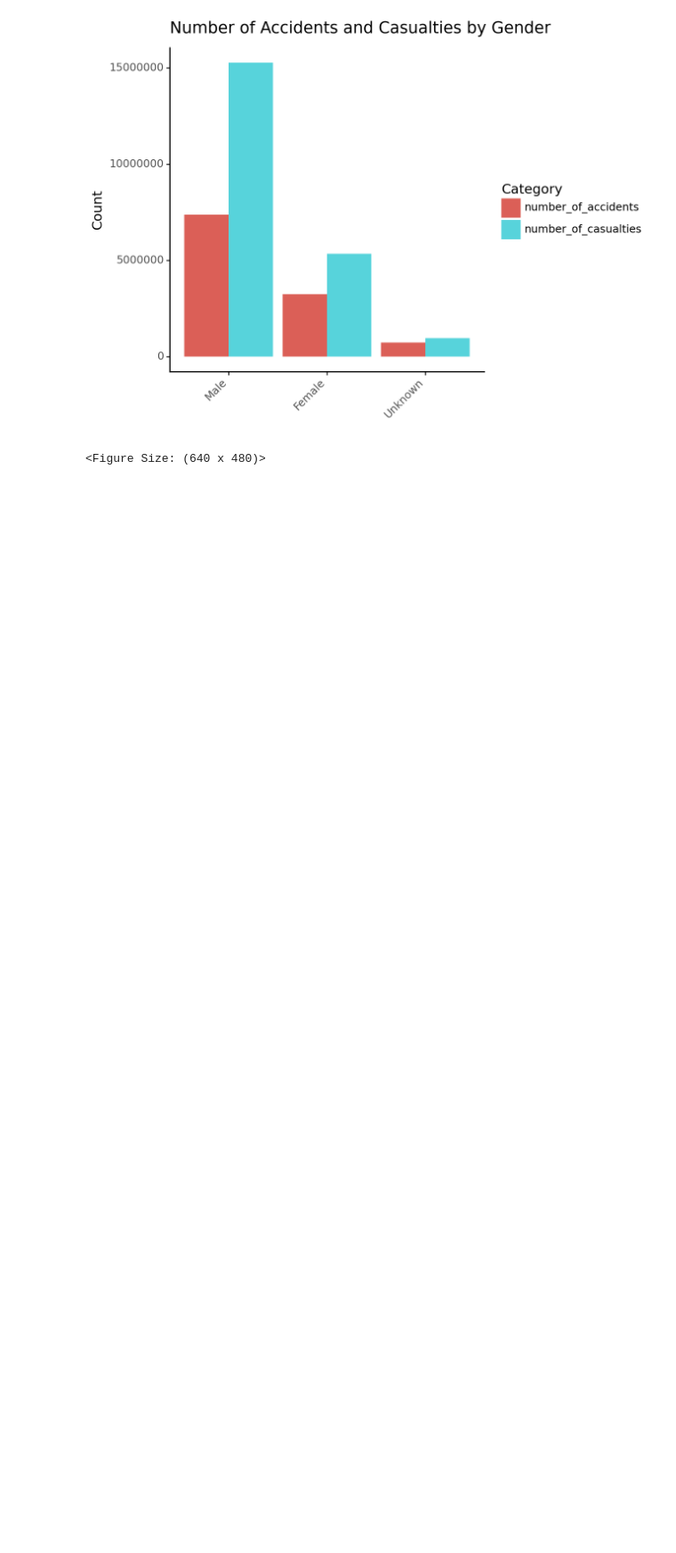
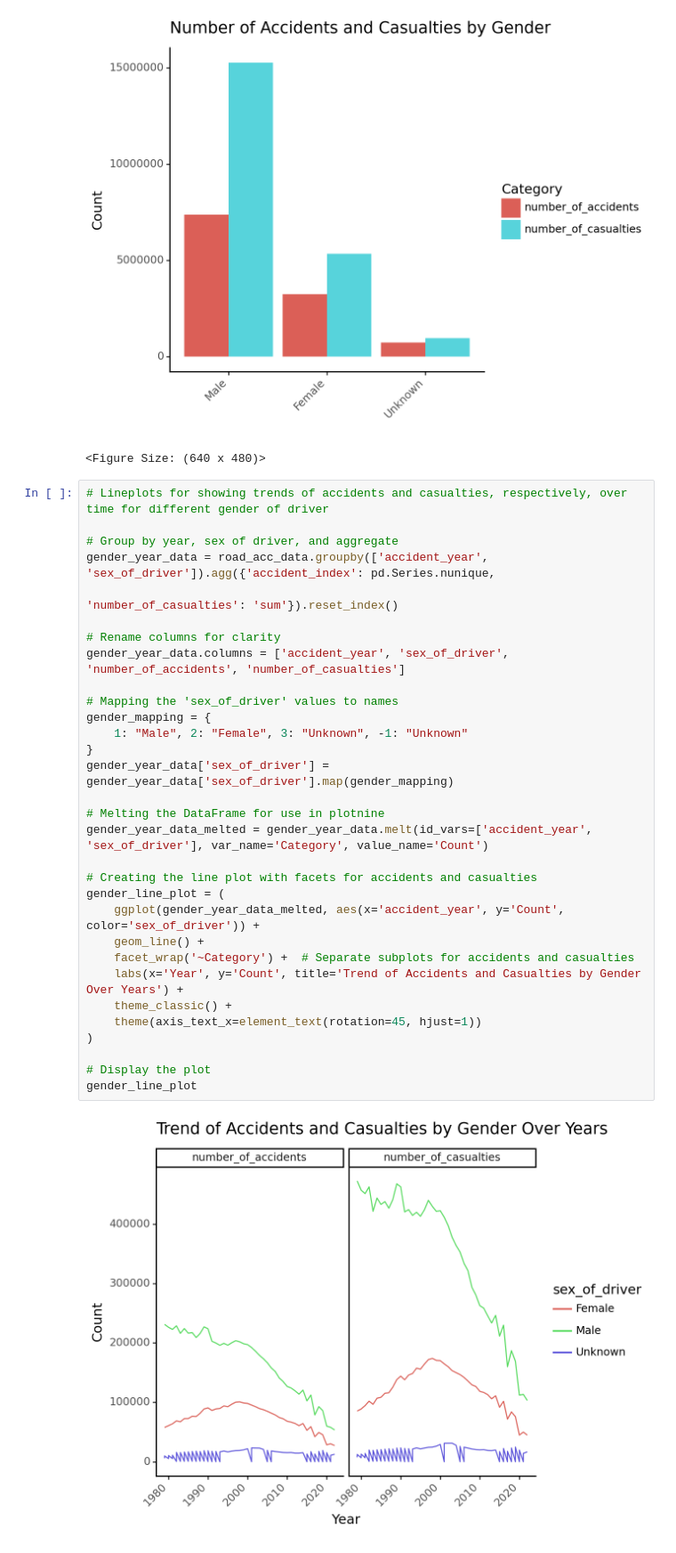
Before and after one commit to nikolaymoshenskiy/IDS-UK-road-accidents, a Jupyter notebook: LM_visualisation.ipynb, the cells around one changed output. Shown: that part at 89% size. Saved outputs shown, nothing was run; the diff lists cells and outputs as text; blank space fills up the shorter version.

```diff
--- a/LM_visualisation.ipynb
+++ b/LM_visualisation.ipynb
@@ -243,3 +243,36 @@ gender_plot
 # %% [output]
 [figure]
 <Figure Size: (640 x 480)>
+# %%
+# Lineplots for showing trends of accidents and casualties, respectively, over time for different gender of driver
+
+# Group by year, sex of driver, and aggregate
+gender_year_data = road_acc_data.groupby(['accident_year', 'sex_of_driver']).agg({'accident_index': pd.Series.nunique,
+                                                                                  'number_of_casualties': 'sum'}).reset_index()
+
+# Rename columns for clarity
+gender_year_data.columns = ['accident_year', 'sex_of_driver', 'number_of_accidents', 'number_of_casualties']
+
+# Mapping the 'sex_of_driver' values to names
+gender_mapping = {
+    1: "Male", 2: "Female", 3: "Unknown", -1: "Unknown"
+}
+gender_year_data['sex_of_driver'] = gender_year_data['sex_of_driver'].map(gender_mapping)
+
+# Melting the DataFrame for use in plotnine
+gender_year_data_melted = gender_year_data.melt(id_vars=['accident_year', 'sex_of_driver'], var_name='Category', value_name='Count')
+
+# Creating the line plot with facets for accidents and casualties
+gender_line_plot = (
+    ggplot(gender_year_data_melted, aes(x='accident_year', y='Count', color='sex_of_driver')) +
+    geom_line() +
+    facet_wrap('~Category') +  # Separate subplots for accidents and casualties
+    labs(x='Year', y='Count', title='Trend of Accidents and Casualties by Gender Over Years') +
+    theme_classic() +
+    theme(axis_text_x=element_text(rotation=45, hjust=1))
+)
+
+# Display the plot
+gender_line_plot
+# %% [output]
+[figure, added]
```
Also changed, not shown: parts of 1 cell of this notebook.
